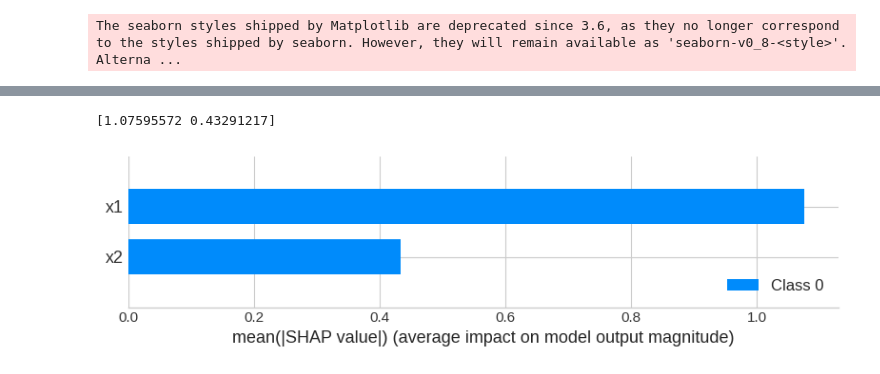
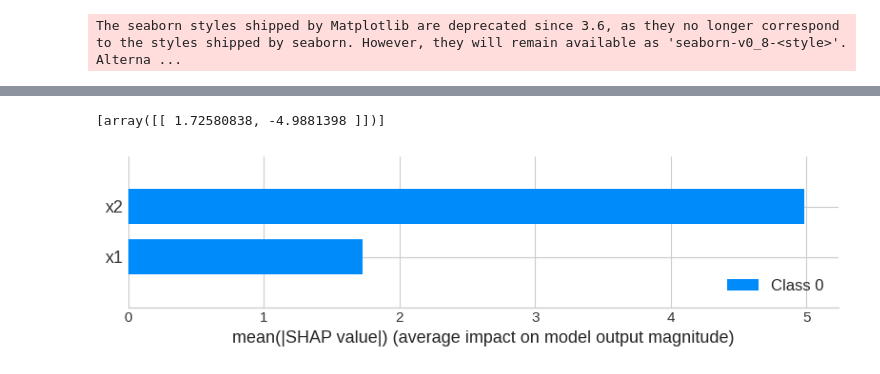
Before and after one commit to powerflow77/DeepLearning, a Jupyter notebook: TensorFlow(Keras)/MLP-SHAP.ipynb, the cells around one changed output, grey strips where cells are left out. Drawn from its saved outputs; the diff is of its cells as text; code cells hidden in the pictures.

```diff
--- a/TensorFlow(Keras)/MLP-SHAP.ipynb
+++ b/TensorFlow(Keras)/MLP-SHAP.ipynb
@@ -97,0 +119,25 @@ x_test[0, :].shape
+# %%
+class ANN(Model):
+    def __init__(self):
+        super(ANN, self).__init__()
+        self.fc1 = layers.Dense(units=64, input_dim=x_train.shape[1], activation=tf.nn.relu)
+        self.dropout1 = layers.Dropout(0.5)
+        self.fc2 = layers.Dense(units=64, activation=tf.nn.relu)
+        self.dropout2 = layers.Dropout(0.5)
+        self.out = layers.Dense(units=y_train.shape[1], activation=None)
+
+    def call(self, x, is_training=False):
+        x = self.fc1(x)
+        if is_training:
+            x = self.dropout1(x)
+        x = self.fc2(x)
+        if is_training:
+            x = self.dropout2(x)
+        x = self.out(x)
+        return x
+# %%
+loss_fn = tf.keras.losses.MeanSquaredError()
+
+optimizer = tf.optimizers.Adam(learning_rate=0.001)
+
+model = ANN()
@@ -98,4 +209,4 @@ x_test[0, :].shape
 # %%
-explainer = shap.KernelExplainer(model.predict, x_train)
-shap_values = explainer.shap_values(x_test[0, :].reshape(-1, 2))
+explainer = shap.KernelExplainer(model.predict, x_train.numpy())
+shap_values = explainer.shap_values(x_test.numpy()[0, :].reshape(-1, 2))
 # %% [output]
@@ -106,8 +217,8 @@ WARNING:shap:Using 2000 background data samples could cause slower run times. Co
 # %%
-print(shap_values[0][0])
+print(shap_values)
 # %% [output]
-[1.07595572 0.43291217]
+[array([[ 1.72580838, -4.9881398 ]])]
 # %%
-shap.summary_plot(shap_values, x_test[0, :].reshape(-1, 2), feature_names=['x1', 'x2'])
+shap.summary_plot(shap_values, x_test.numpy()[0, :].reshape(-1, 2), feature_names=['x1', 'x2'])
 # %% [output]
-[figure, old version]
+[figure, new version]
```
Also changed, not shown: parts of 16 cells of this notebook, 1 other file.
